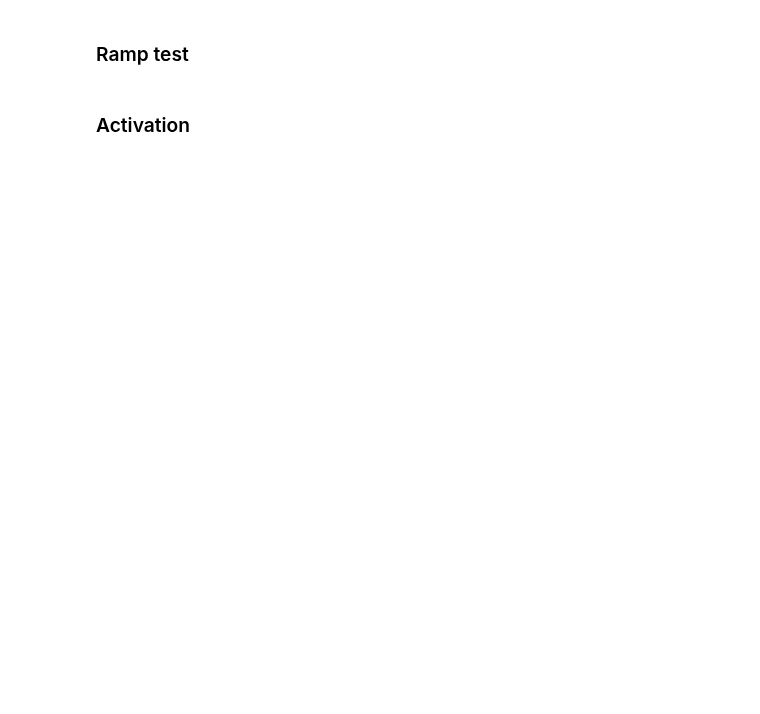
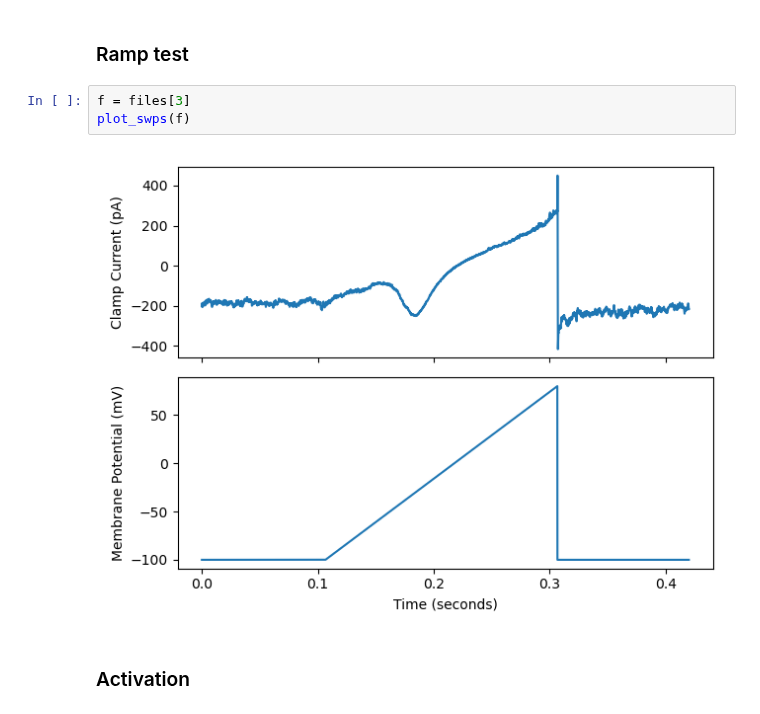
Before and after one commit to afmontarras/CSHL, a Jupyter notebook: Cav.ipynb, the cells around one changed output. Drawn from its saved outputs; the diff is of its cells as text; blank space fills up the shorter version.

```diff
--- a/Cav.ipynb
+++ b/Cav.ipynb
@@ -29,4 +28,9 @@ files
 # %% [markdown]
 ### Ramp test
+# %%
+f = files[3]
+plot_swps(f)
+# %% [output]
+[figure, added]
 # %% [markdown]
 ### Activation
```
Also changed, not shown: parts of 4 cells of this notebook.
